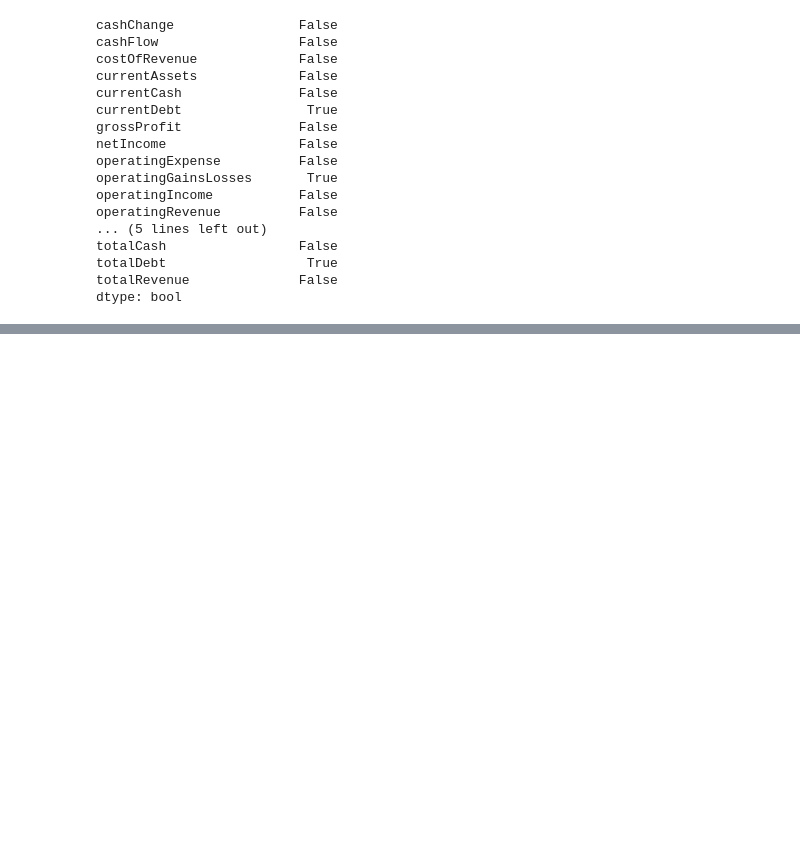
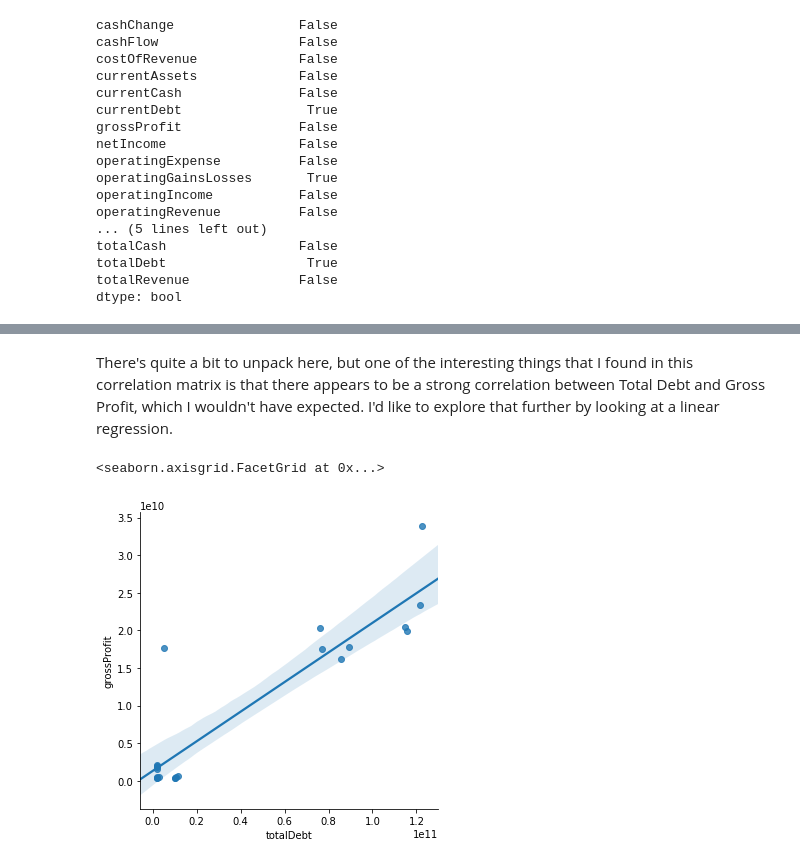
Before and after one commit to spencerrwise/homework1, a Jupyter notebook: Homework_1_Notebook.ipynb, the cells around one changed output, grey strips where cells are left out. Drawn from its saved outputs; the diff is of its cells as text; code cells hidden in the pictures; blank space fills up the shorter version.

```diff
--- a/Homework_1_Notebook.ipynb
+++ b/Homework_1_Notebook.ipynb
@@ -472,0 +581,8 @@ dtype: bool
+# %% [markdown]
+There's quite a bit to unpack here, but one of the interesting things that I found in this correlation matrix is that there appears to be a strong correlation between Total Debt and Gross Profit, which I wouldn't have expected. I'd like to explore that further by looking at a linear regression.
+# %%
+#Create a linear regression
+sns.lmplot(x="totalDebt", y="grossProfit", data=fin_df)
+# %% [output]
+<seaborn.axisgrid.FacetGrid at 0x...>
+[figure, added]
```
Also changed, not shown: parts of 36 cells of this notebook.
